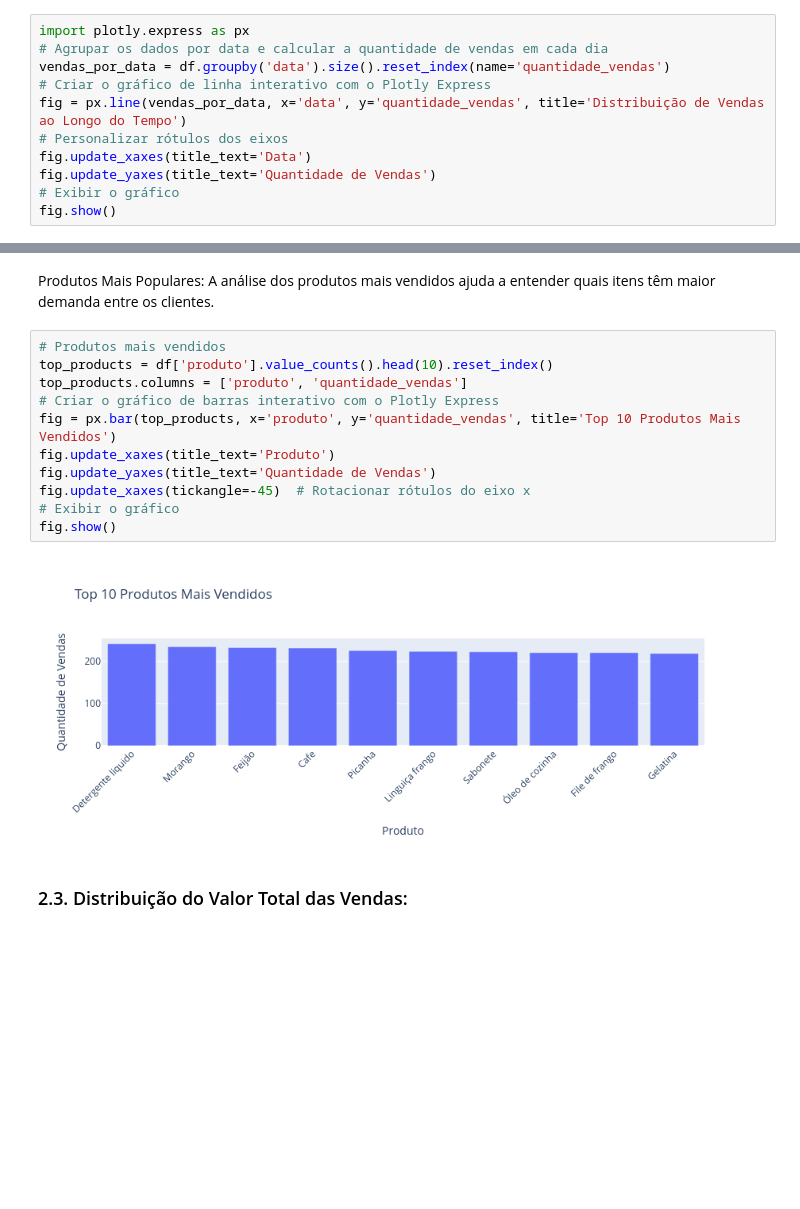
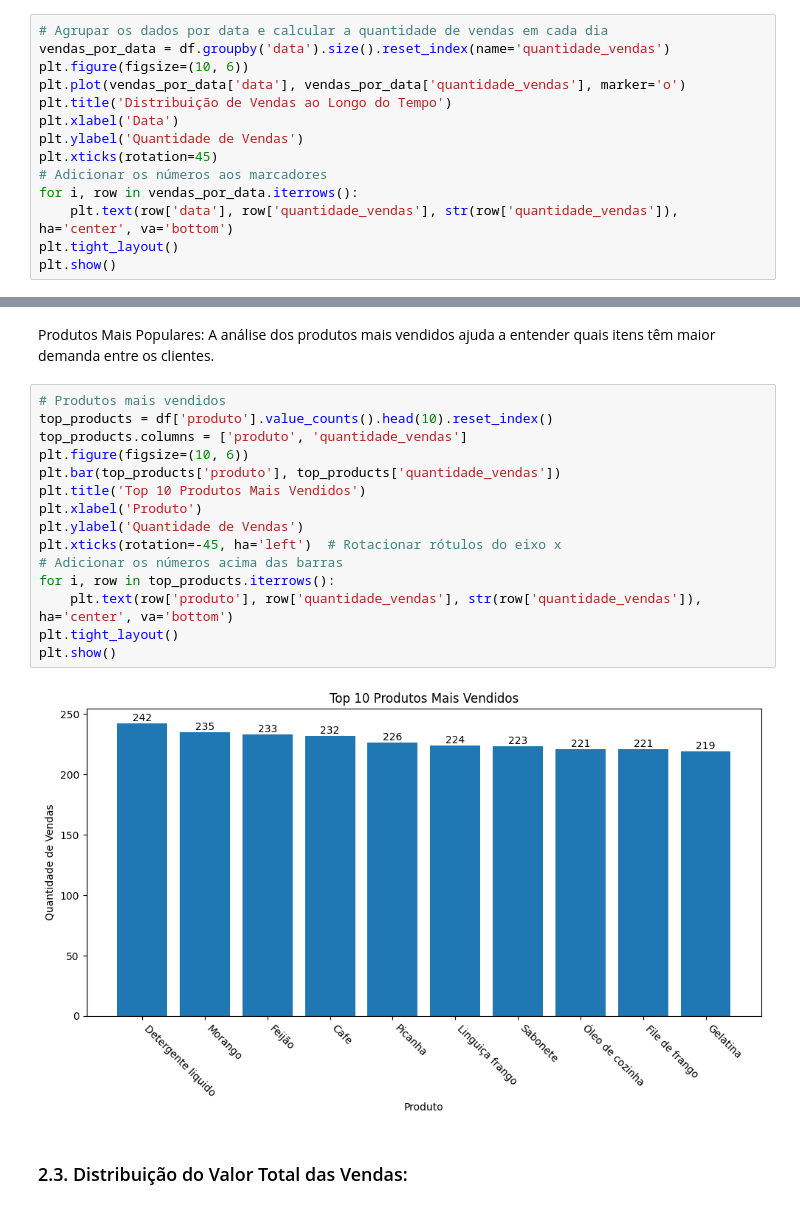
Before and after one commit to Jandersolutions/super_mercado, a Jupyter notebook: notebooks/projeto.ipynb, the cells around one changed output, grey strips where cells are left out. Drawn from its saved outputs; the diff is of its cells as text; blank space fills up the shorter version.

```diff
--- a/notebooks/projeto.ipynb
+++ b/notebooks/projeto.ipynb
@@ -69,14 +69,17 @@ Tendência de Vendas: A distribuição das vendas ao longo do tempo pode ajudar
 # Converter a coluna 'data' para formato de data
 df['data'] = pd.to_datetime(df['data'], format='%d/%m/%Y')
 # %%
-import plotly.express as px
 # Agrupar os dados por data e calcular a quantidade de vendas em cada dia
 vendas_por_data = df.groupby('data').size().reset_index(name='quantidade_vendas')
-# Criar o gráfico de linha interativo com o Plotly Express
-fig = px.line(vendas_por_data, x='data', y='quantidade_vendas', title='Distribuição de Vendas ao Longo do Tempo')
-# Personalizar rótulos dos eixos
-fig.update_xaxes(title_text='Data')
-fig.update_yaxes(title_text='Quantidade de Vendas')
-# Exibir o gráfico
-fig.show()
+plt.figure(figsize=(10, 6))
+plt.plot(vendas_por_data['data'], vendas_por_data['quantidade_vendas'], marker='o')
+plt.title('Distribuição de Vendas ao Longo do Tempo')
+plt.xlabel('Data')
+plt.ylabel('Quantidade de Vendas')
+plt.xticks(rotation=45)
+# Adicionar os números aos marcadores
+for i, row in vendas_por_data.iterrows():
+    plt.text(row['data'], row['quantidade_vendas'], str(row['quantidade_vendas']), ha='center', va='bottom')
+plt.tight_layout()
+plt.show()
 # %% [output]
@@ -89,16 +91,20 @@ Produtos Mais Populares: A análise dos produtos mais vendidos ajuda a entender
 # %%
 # Produtos mais vendidos
 top_products = df['produto'].value_counts().head(10).reset_index()
 top_products.columns = ['produto', 'quantidade_vendas']
-# Criar o gráfico de barras interativo com o Plotly Express
-fig = px.bar(top_products, x='produto', y='quantidade_vendas', title='Top 10 Produtos Mais Vendidos')
-fig.update_xaxes(title_text='Produto')
-fig.update_yaxes(title_text='Quantidade de Vendas')
-fig.update_xaxes(tickangle=-45)  # Rotacionar rótulos do eixo x
-# Exibir o gráfico
-fig.show()
+plt.figure(figsize=(10, 6))
+plt.bar(top_products['produto'], top_products['quantidade_vendas'])
+plt.title('Top 10 Produtos Mais Vendidos')
+plt.xlabel('Produto')
+plt.ylabel('Quantidade de Vendas')
+plt.xticks(rotation=-45, ha='left')  # Rotacionar rótulos do eixo x
+# Adicionar os números acima das barras
+for i, row in top_products.iterrows():
+    plt.text(row['produto'], row['quantidade_vendas'], str(row['quantidade_vendas']), ha='center', va='bottom')
+plt.tight_layout()
+plt.show()
 # %% [output]
-[figure, old version]
+[figure, new version]
 # %% [markdown]
 ### 2.3. Distribuição do Valor Total das Vendas:
 # %% [markdown]
```
Also changed, not shown: parts of 4 cells of this notebook, 1 other file.
